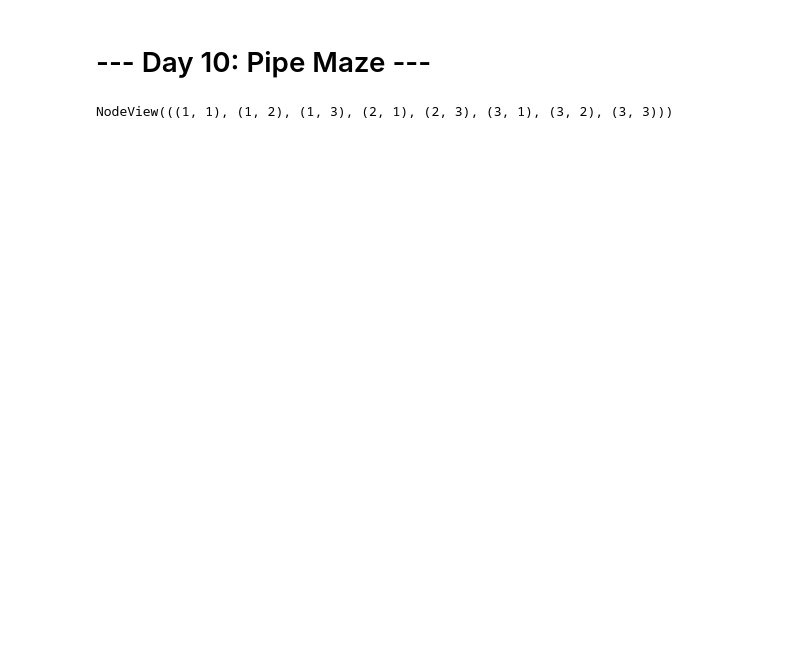
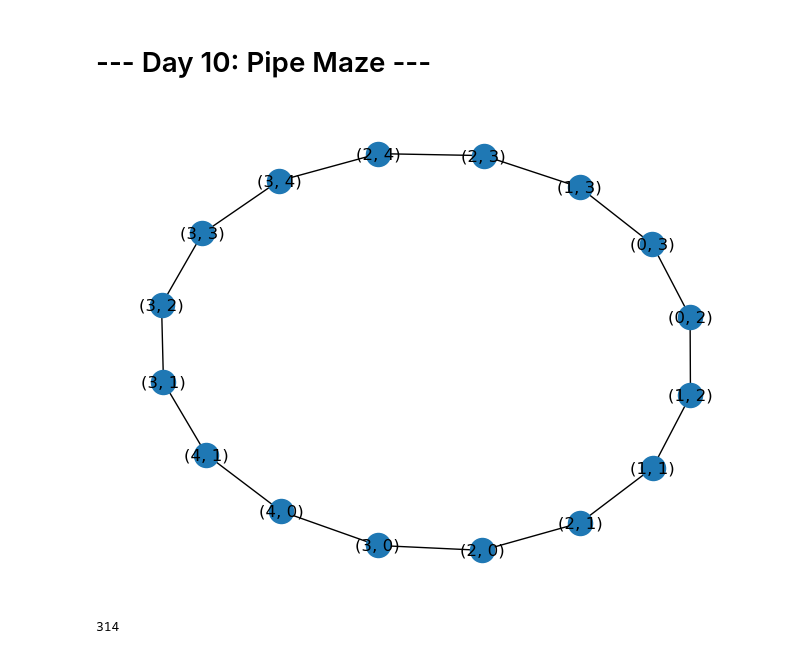
Before and after one commit to xjalencas/adventofcode, a Jupyter notebook: 10/day.10.ipynb, the cells around one changed output. Cells and saved outputs as stored; diff of their text form; code cells hidden in the pictures; blank space fills up the shorter version.

```diff
--- a/10/day.10.ipynb
+++ b/10/day.10.ipynb
@@ -7,7 +8,7 @@ import numpy as np
 def read_input(infile):
 
     with open(infile) as f:
-        m = [list(x) for x in f.read().split("\n")]
+        m = [list(x) for x in f.read().split("\n") if x.strip()]
     m = np.array(m)
 
     # Convert to network
@@ -23,22 +24,44 @@ def read_input(infile):
 
             if m[i,j] == "S":
                 start = (i,j)
-
-
     # Edges
     for i in range(m.shape[0]):
         for j in range(m.shape[1]):
             if m[i,j] != ".":
 
+                connects = []
+
                 if m[i, j] == "|":
-                    G.add_edge((i,j), (i, j-1)
-                G.add_node((i,j))
+                    connects = [(i+1, j), (i-1, j)]
 
+                elif m[i, j] == "-":
+                    connects = [(i, j+1), (i, j-1)]
 
-    return G.nodes()
+                elif m[i, j] == "L":
+                    connects = [(i-1, j), (i, j+1)]
 
-    return G
+                elif m[i, j] == "J":
+                    connects = [(i-1, j), (i, j-1)]
 
-read_input("input.0.txt")
+                elif m[i, j] == "7":
+                    connects = [(i+1, j), (i, j-1)]
+
+                elif m[i, j] == "F":
+                    connects = [(i+1, j), (i, j+1)]
+
+                #print(i,j, m[i, j], connects)
+
+                for connect in connects:
+                    if connect in G.nodes():
+                        G.add_edge((i,j), connect)
+    return G, start
+
+G, start = read_input("input.1.txt")
-# %% [output]
-NodeView(((1, 1), (1, 2), (1, 3), (2, 1), (2, 3), (3, 1), (3, 2), (3, 3)))
+# %%
+nx.draw(G, with_labels=True)
+# %% [output]
+[figure, added]
+# %%
+max(nx.single_source_shortest_path_length(G, start).values())
+# %% [output]
+314
```
Also changed, not shown: parts of 1 cell of this notebook, 2 other files.
